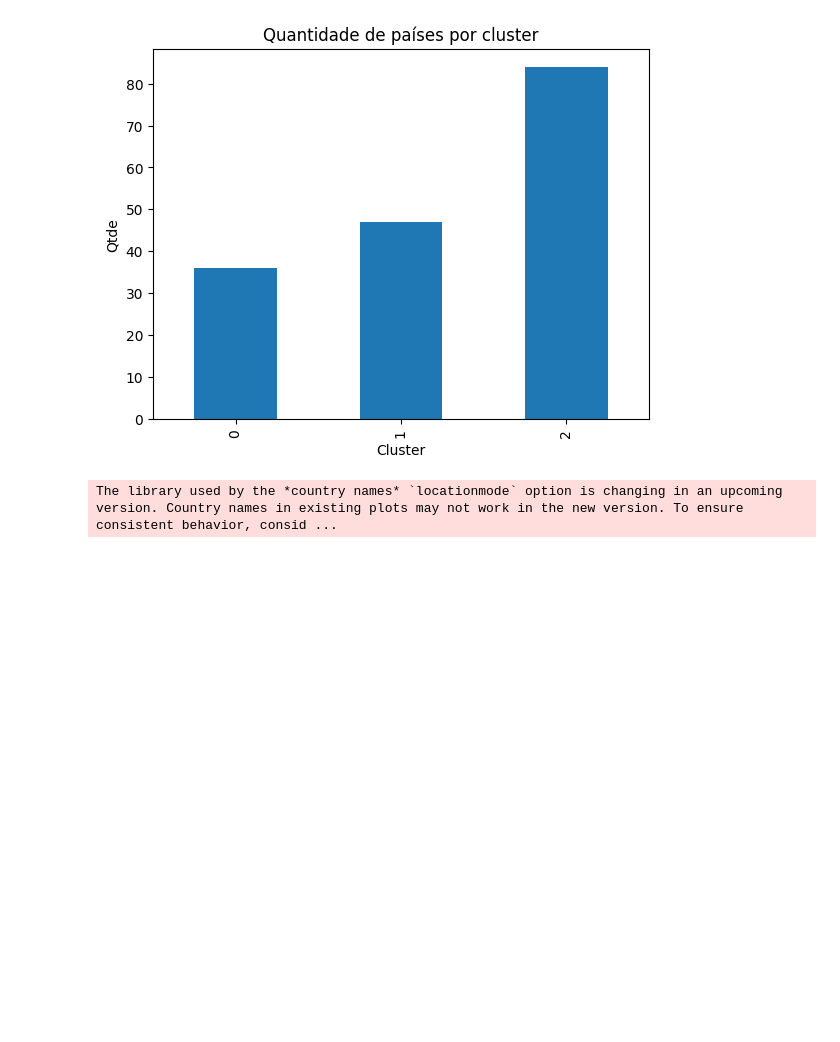
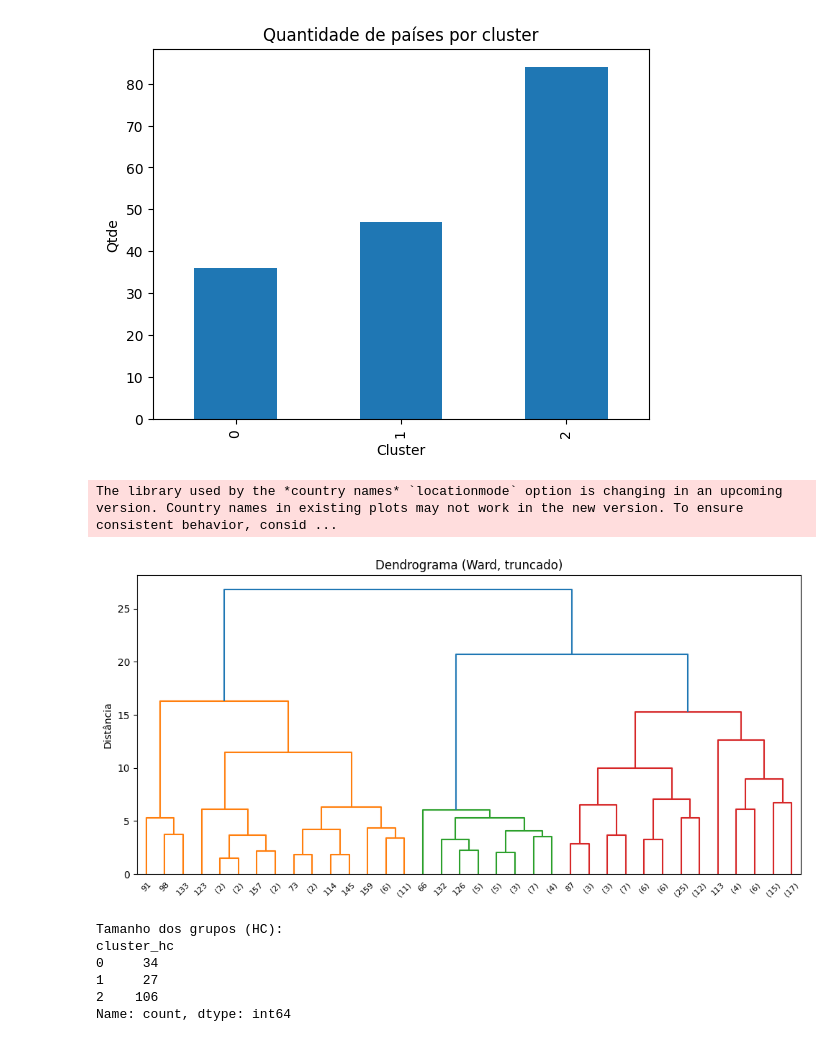
Before and after one commit to FTNeves80/clusterizacao, a Jupyter notebook: pd_clusterizacao.ipynb, the cells around one changed output. Drawn from its saved outputs; the diff is of its cells as text; code cells hidden in the pictures; blank space fills up the shorter version.

```diff
--- a/pd_clusterizacao.ipynb
+++ b/pd_clusterizacao.ipynb
@@ -273,3 +273,38 @@ fig = px.choropleth(
 fig.show()
 # %% [output]
 The library used by the *country names* `locationmode` option is changing in an upcoming version. Country names in existing plots may not work in the new version. To ensure consistent behavior, consid ...
+# %%
+from scipy.cluster.hierarchy import linkage, dendrogram, fcluster
+import matplotlib.pyplot as plt
+import pandas as pd
+
+#matriz padronizada
+X_input = X_ready_df.values
+
+# Distância Euclidiana
+Z = linkage(X_input, method='ward')
+
+# Dendrograma (truncado p/ não poluir)
+plt.figure(figsize=(10,5))
+dendrogram(Z, truncate_mode='level', p=5)
+plt.title('Dendrograma (Ward, truncado)')
+plt.ylabel('Distância')
+plt.tight_layout()
+plt.show()
+
+# Cortar a árvore em 3 clusters
+labels_hc = fcluster(Z, t=3, criterion='maxclust') - 1  # 0..2
+
+
+df_hc = df.copy()
+df_hc['cluster_hc'] = labels_hc
+print("Tamanho dos grupos (HC):")
+print(df_hc['cluster_hc'].value_counts().sort_index())
+# %% [output]
+[figure, added]
+Tamanho dos grupos (HC):
+cluster_hc
+0     34
+1     27
+2    106
+Name: count, dtype: int64
```
Also changed, not shown: parts of 2 cells of this notebook.
